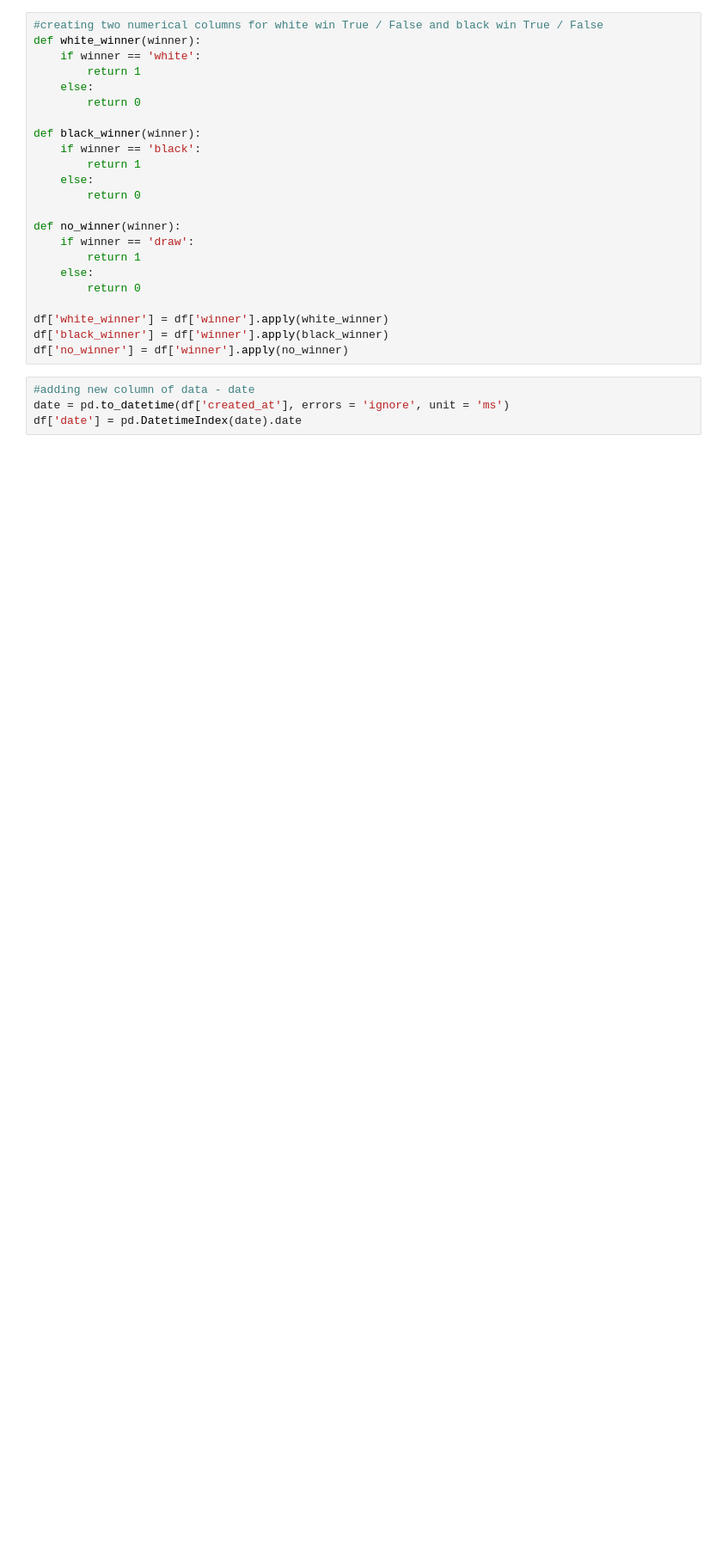
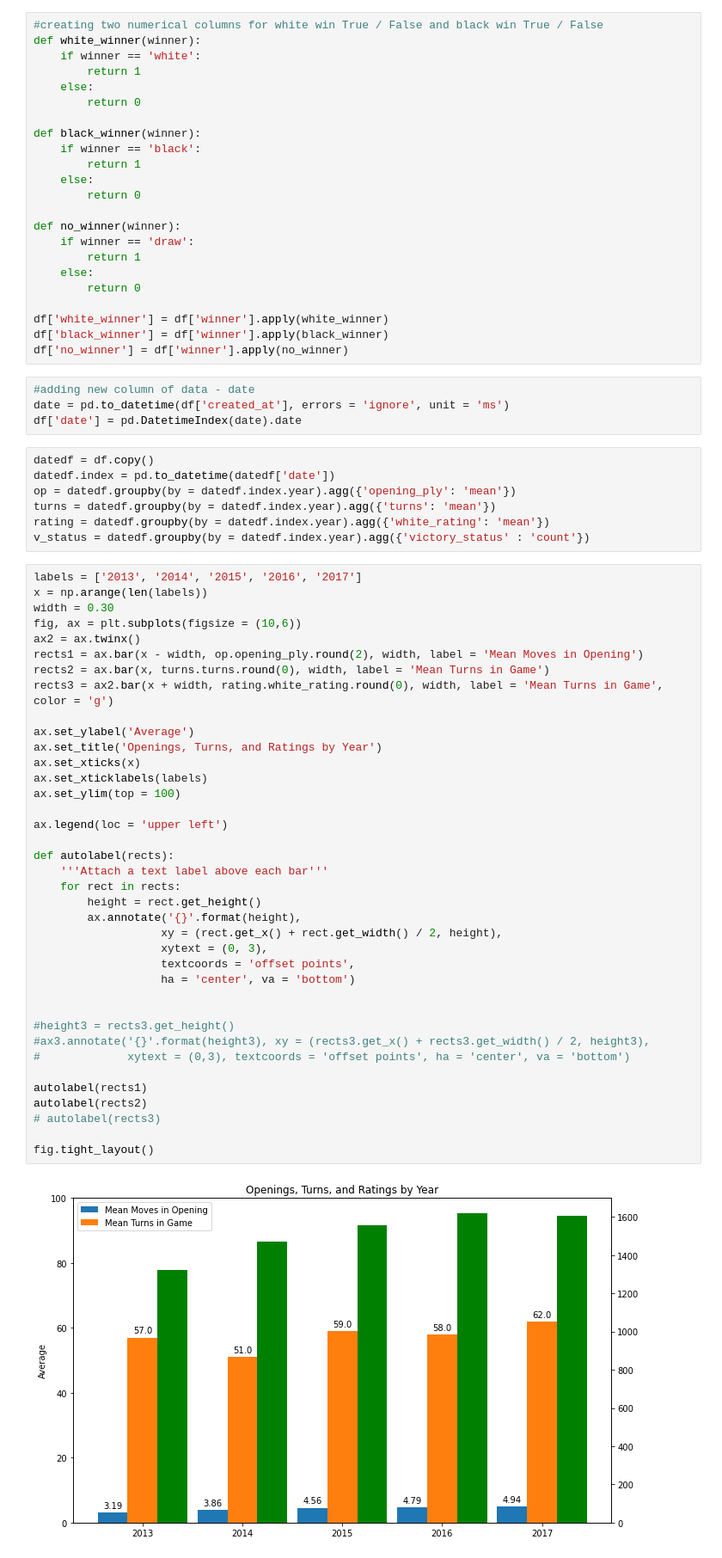
Before and after one commit to rmesrobi/Chess-Openings-EDA, a Jupyter notebook: chess_EDA_Final.ipynb, the cells around one changed output. Shown at 86% size. Saved outputs shown, nothing was run; the diff lists cells and outputs as text; blank space fills up the shorter version.

```diff
--- a/chess_EDA_Final.ipynb
+++ b/chess_EDA_Final.ipynb
@@ -99,3 +100,50 @@ df['no_winner'] = df['winner'].apply(no_winner)
 #adding new column of data - date
 date = pd.to_datetime(df['created_at'], errors = 'ignore', unit = 'ms')
 df['date'] = pd.DatetimeIndex(date).date
+# %%
+datedf = df.copy()
+datedf.index = pd.to_datetime(datedf['date'])
+op = datedf.groupby(by = datedf.index.year).agg({'opening_ply': 'mean'})
+turns = datedf.groupby(by = datedf.index.year).agg({'turns': 'mean'})
+rating = datedf.groupby(by = datedf.index.year).agg({'white_rating': 'mean'})
+v_status = datedf.groupby(by = datedf.index.year).agg({'victory_status' : 'count'})
+# %%
+labels = ['2013', '2014', '2015', '2016', '2017']
+x = np.arange(len(labels))
+width = 0.30
+fig, ax = plt.subplots(figsize = (10,6))
+ax2 = ax.twinx()
+rects1 = ax.bar(x - width, op.opening_ply.round(2), width, label = 'Mean Moves in Opening')
+rects2 = ax.bar(x, turns.turns.round(0), width, label = 'Mean Turns in Game')
+rects3 = ax2.bar(x + width, rating.white_rating.round(0), width, label = 'Mean Turns in Game', color = 'g')
+
+ax.set_ylabel('Average')
+ax.set_title('Openings, Turns, and Ratings by Year')
+ax.set_xticks(x)
+ax.set_xticklabels(labels)
+ax.set_ylim(top = 100)
+
+ax.legend(loc = 'upper left')
+
+def autolabel(rects):
+    '''Attach a text label above each bar'''
+    for rect in rects:
+        height = rect.get_height()
+        ax.annotate('{}'.format(height),
+                   xy = (rect.get_x() + rect.get_width() / 2, height),
+                   xytext = (0, 3),
+                   textcoords = 'offset points',
+                   ha = 'center', va = 'bottom')
+
+
+#height3 = rects3.get_height()
+#ax3.annotate('{}'.format(height3), xy = (rects3.get_x() + rects3.get_width() / 2, height3),
+#             xytext = (0,3), textcoords = 'offset points', ha = 'center', va = 'bottom')
+
+autolabel(rects1)
+autolabel(rects2)
+# autolabel(rects3)
+
+fig.tight_layout()
+# %% [output]
+[figure, added]
```
Also changed, not shown: parts of 2 cells of this notebook, 1 other file.
